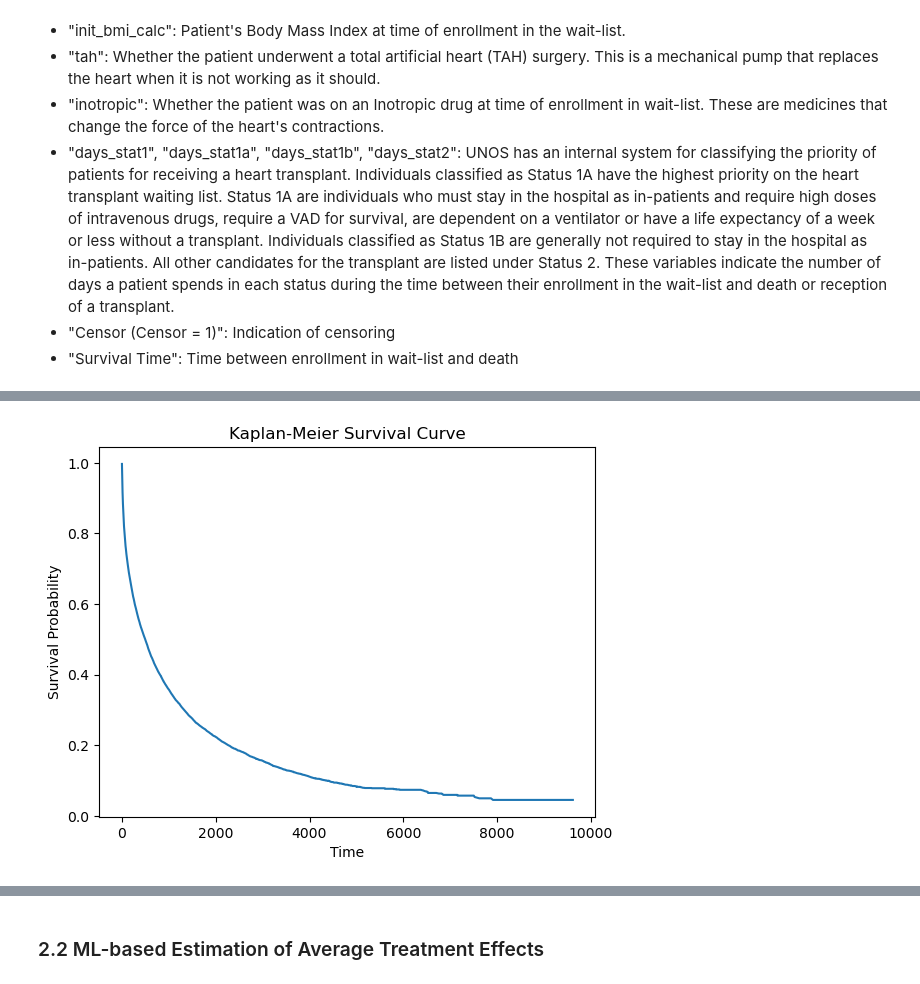
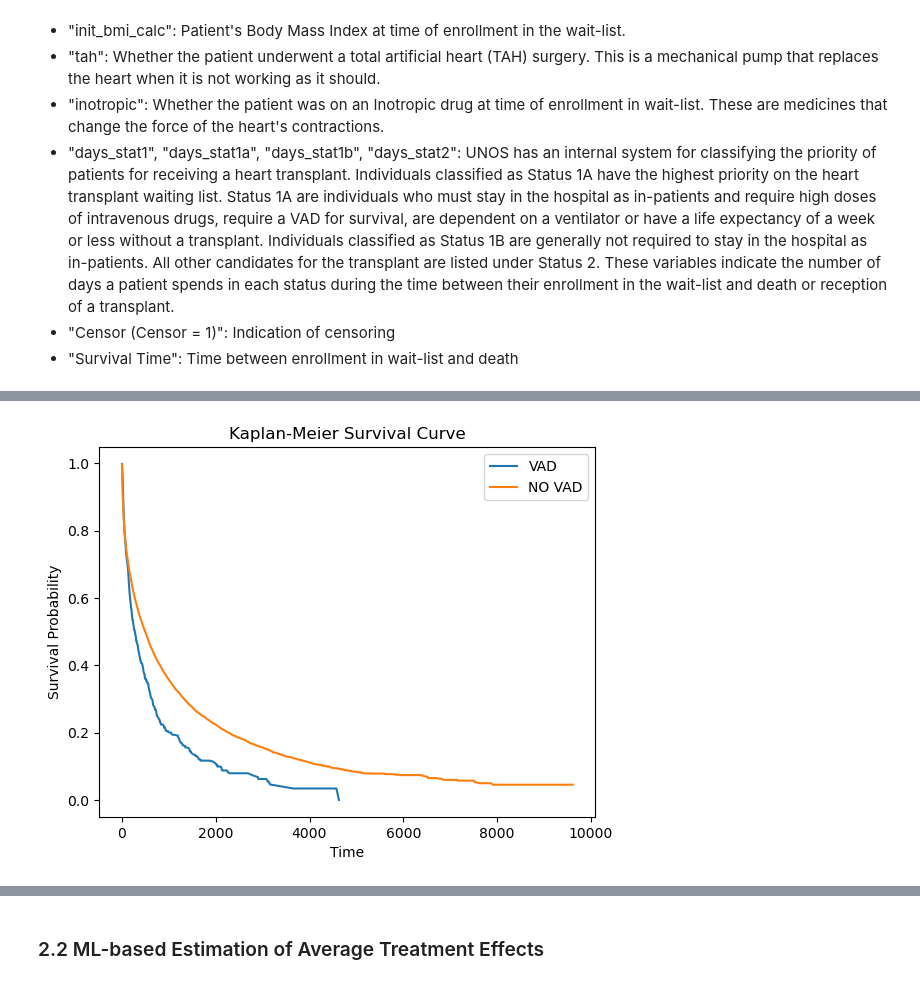
Before and after one commit to frances-dean/cph-200b, a Jupyter notebook: Project 2/Dean_PSet2_CPH200B.ipynb, the cells around one changed output, grey strips where cells are left out. Cells and saved outputs as stored; diff of their text form; code cells hidden in the pictures.

```diff
--- a/Project 2/Dean_PSet2_CPH200B.ipynb
+++ b/Project 2/Dean_PSet2_CPH200B.ipynb
@@ -198,8 +221,8 @@ no_treatment = UNOS_data[UNOS_data['vad_while_listed']==0]
 no_treatment['event'] = 1 - no_treatment['Censor (Censor = 1)']
 treatment = UNOS_data[UNOS_data['vad_while_listed']==1]
 treatment['event'] = 1 - treatment['Censor (Censor = 1)']
-surv_dataframe = fit_km(treatment['Survival Time'],treatment['event'])
-plot_km(surv_dataframe)
+surv_dataframe_treatment = fit_km(treatment['Survival Time'],treatment['event'])
+surv_dataframe_no_treatment = fit_km(no_treatment['Survival Time'],no_treatment['event'])
 # %% [output]
 A value is trying to be set on a copy of a slice from a DataFrame.
 Try using .loc[row_indexer,col_indexer] = value instead
@@ -215,8 +237,22 @@ See the caveats in the documentation: https://pandas.pydata.org/pandas-docs/stab
-# %%
-surv_dataframe = fit_km(no_treatment['Survival Time'],no_treatment['event'])
-plot_km(surv_dataframe)
-# %% [output]
-[figure, removed]
+# %%
+def compare_km(df1, df2, label1='VAD', label2='NO VAD', time_col='T'):
+  """
+  Plot Kaplan-Meier survival curve.
+
+  Parameters:
+    df: DataFrame with survival, after T, E, C passed to fit_km
+  """
+  plt.plot(df1[time_col], df1['S'], label=label1)
+  plt.plot(df2[time_col], df2['S'], label=label2)
+  plt.xlabel('Time')
+  plt.ylabel('Survival Probability')
+  plt.title('Kaplan-Meier Survival Curve')
+  plt.legend()
+  plt.show()
+
+compare_km(surv_dataframe_treatment, surv_dataframe_no_treatment)
+# %% [output]
+[figure, added]
 # %%
 # Run a propensity score model
 propensity_model.predict(Xs_with_const)
```
Also changed, not shown: parts of 26 cells of this notebook, 1 other file.
